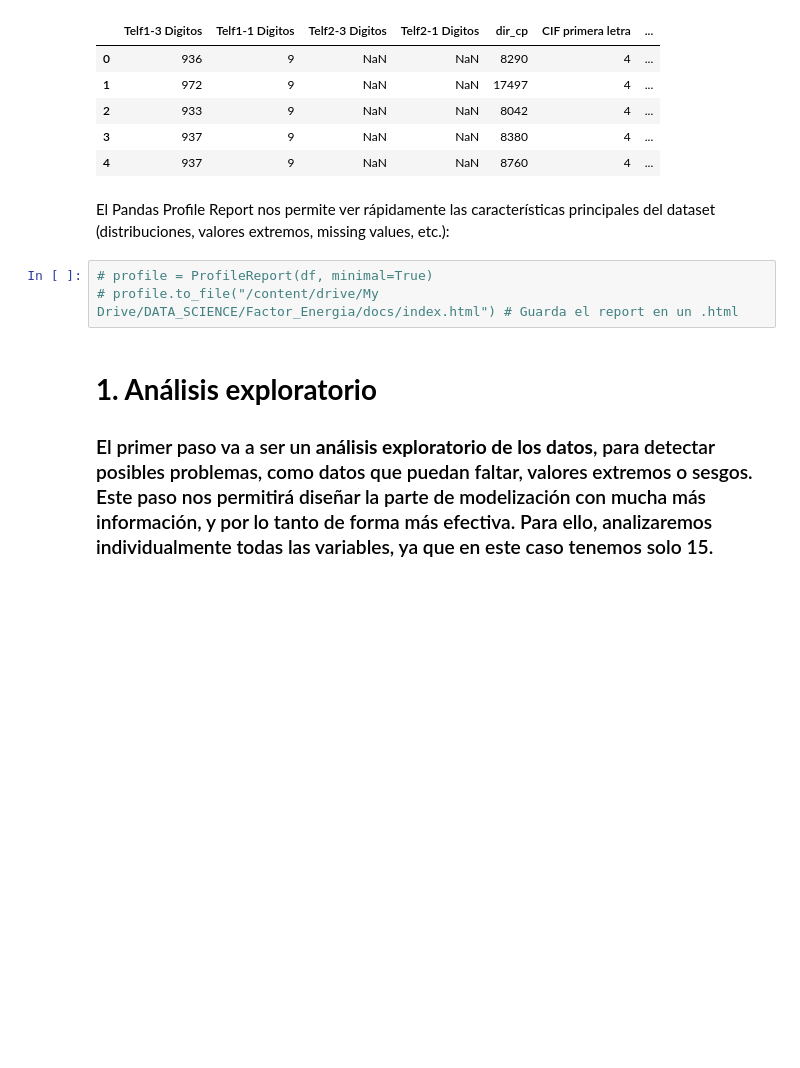
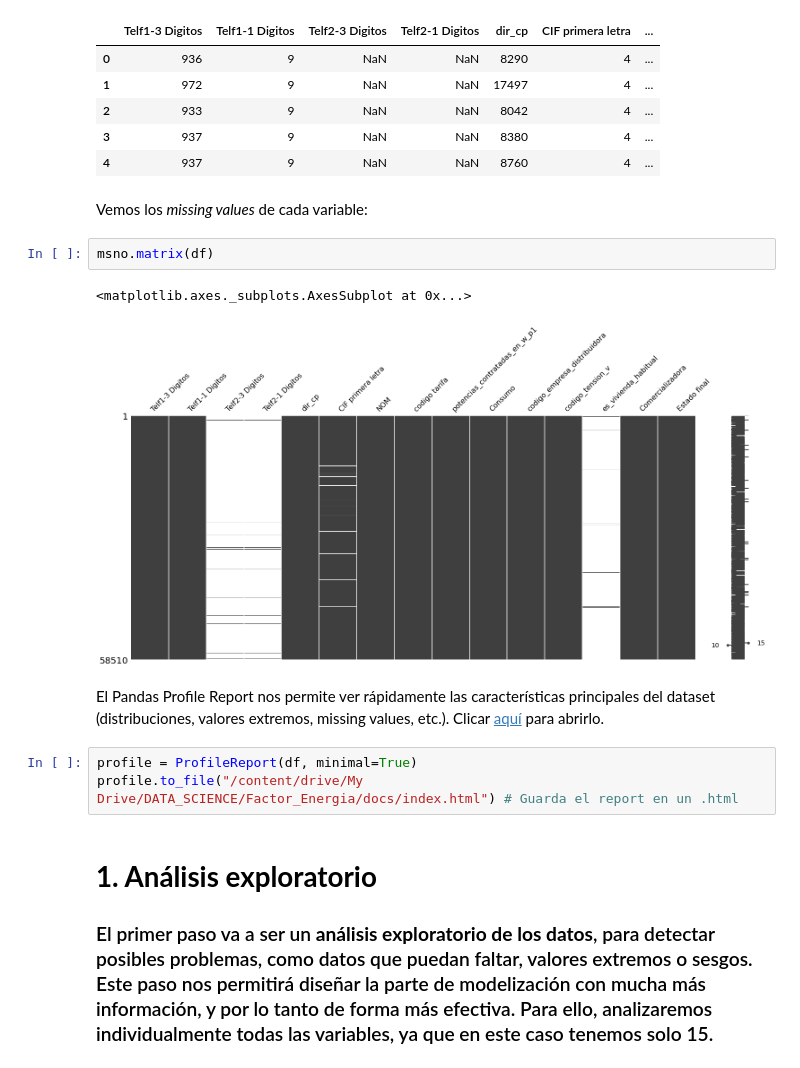
Before and after one commit to rcruzgar/prediccion_clientes, a Jupyter notebook: Modelo_Clientes.ipynb, the cells around one changed output. Drawn from its saved outputs; the diff is of its cells as text; blank space fills up the shorter version.

```diff
--- a/Modelo_Clientes.ipynb
+++ b/Modelo_Clientes.ipynb
@@ -26,11 +29,18 @@ df.head()
 | 2 | 933 | 9 | NaN | NaN | 8042 | 4 | ... |
 | 3 | 937 | 9 | NaN | NaN | 8380 | 4 | ... |
 | 4 | 937 | 9 | NaN | NaN | 8760 | 4 | ... |
+# %% [markdown]
+Vemos los *missing values* de cada variable:
+# %%
+msno.matrix(df)
+# %% [output]
+<matplotlib.axes._subplots.AxesSubplot at 0x...>
+[figure, added]
 # %% [markdown]
-El Pandas Profile Report nos permite ver rápidamente las características principales del dataset (distribuciones, valores extremos, missing values, etc.):
+El Pandas Profile Report nos permite ver rápidamente las características principales del dataset (distribuciones, valores extremos, missing values, etc.). Clicar [aquí](https://rcruzgar.github.io/prediccion_clientes/) para abrirlo.
 # %%
-# profile = ProfileReport(df, minimal=True)
-# profile.to_file("/content/drive/My Drive/DATA_SCIENCE/Factor_Energia/docs/index.html") # Guarda el report en un .html
+profile = ProfileReport(df, minimal=True)
+profile.to_file("/content/drive/My Drive/DATA_SCIENCE/Factor_Energia/docs/index.html") # Guarda el report en un .html
 # %% [markdown]
 # **1. Análisis exploratorio**
 
```
Also changed, not shown: parts of 24 cells of this notebook, 8 other files.
